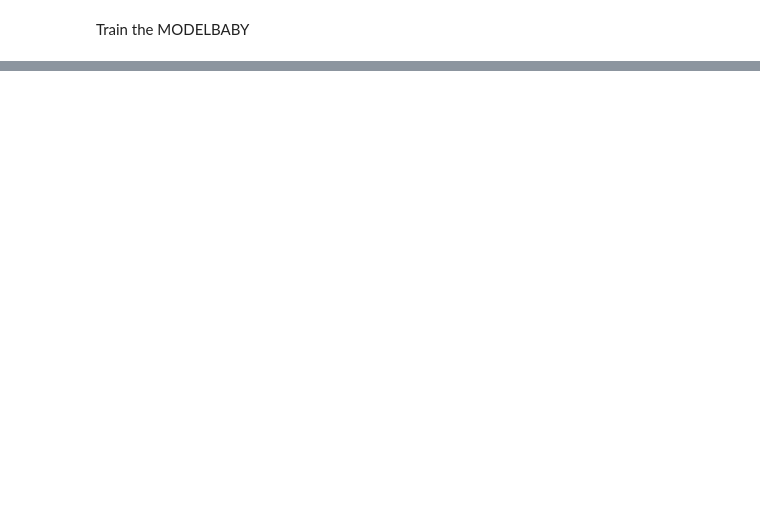
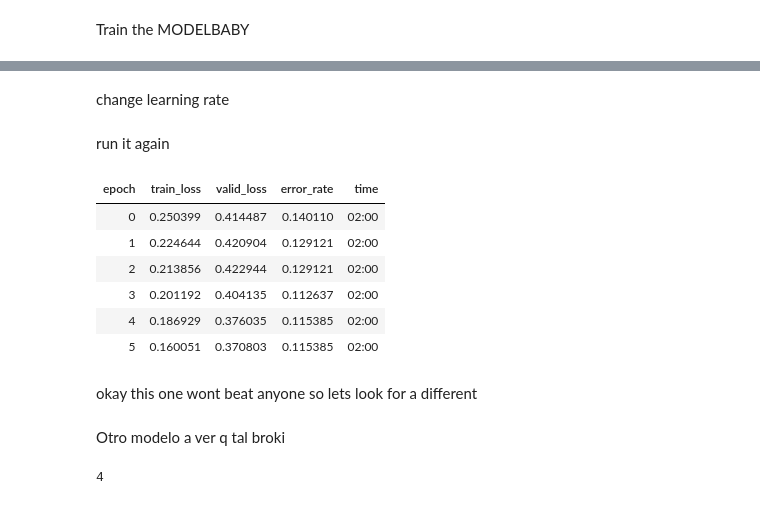
Before and after one commit to panrosk/fastaipractice, a Jupyter notebook: Fast_Ai_competition.ipynb, the cells around one changed output, grey strips where cells are left out. Cells and saved outputs as stored; diff of their text form; code cells hidden in the pictures; blank space fills up the shorter version.

```diff
--- a/Fast_Ai_competition.ipynb
+++ b/Fast_Ai_competition.ipynb
@@ -114 +110,19 @@ Save model
+# %% [markdown]
+change learning rate
+# %%
+lr=2e-3
+# %% [markdown]
+run it again
+# %%
+learn.fit_one_cycle(6, slice(lr))
+# %% [output]
+| epoch | train_loss | valid_loss | error_rate | time |
+| 0 | 0.250399 | 0.414487 | 0.140110 | 02:00 |
+| 1 | 0.224644 | 0.420904 | 0.129121 | 02:00 |
+| 2 | 0.213856 | 0.422944 | 0.129121 | 02:00 |
+| 3 | 0.201192 | 0.404135 | 0.112637 | 02:00 |
+| 4 | 0.186929 | 0.376035 | 0.115385 | 02:00 |
+| 5 | 0.160051 | 0.370803 | 0.115385 | 02:00 |
+# %% [markdown]
+okay this one wont beat anyone so lets look for a different
 # %%
@@ -115,0 +130,6 @@ learn.save('stage-1')
+# %% [markdown]
+Otro modelo a ver q tal broki
+# %%
+DataModel.c
+# %% [output]
+4
```
Also changed, not shown: parts of 12 cells of this notebook.
